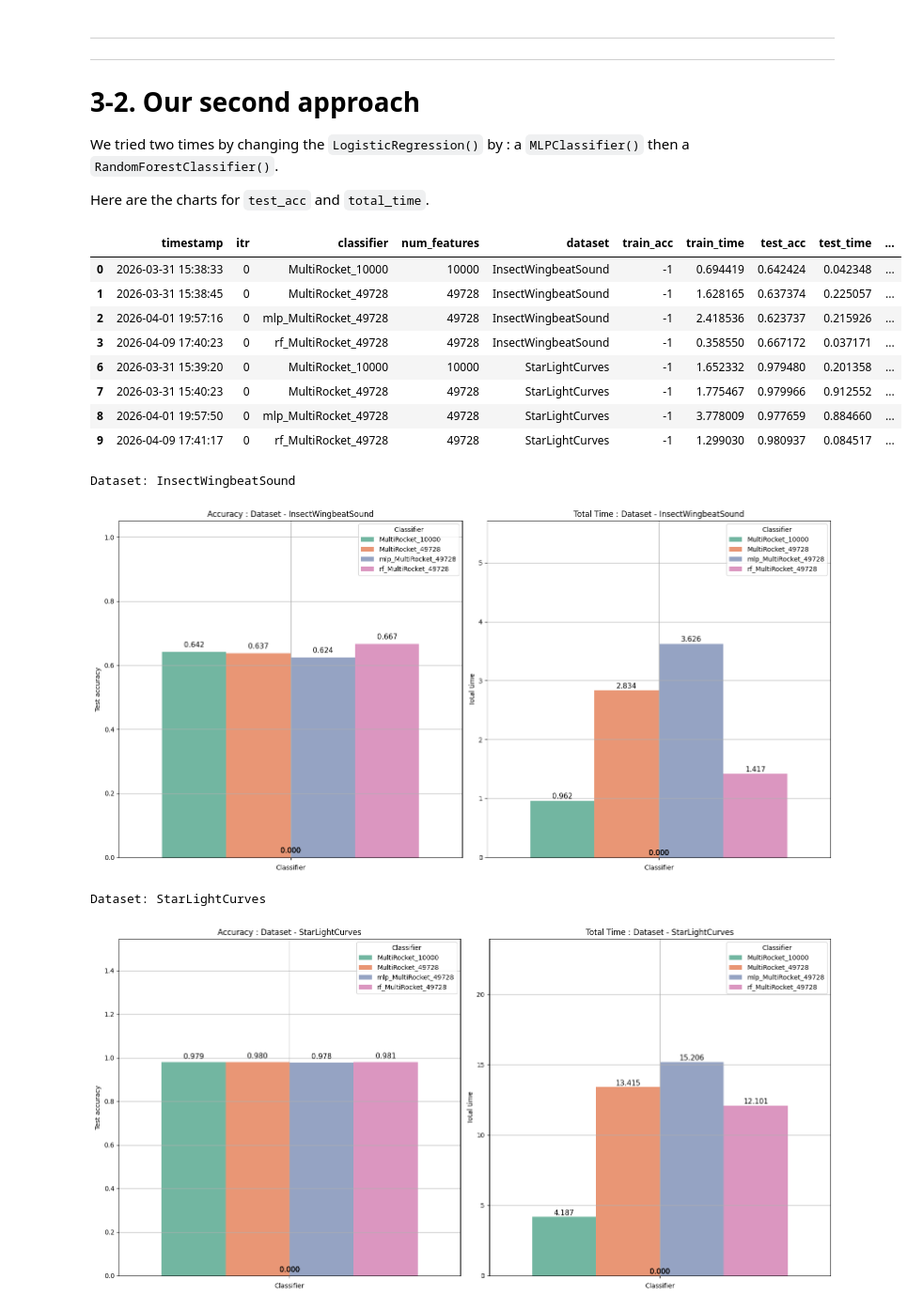
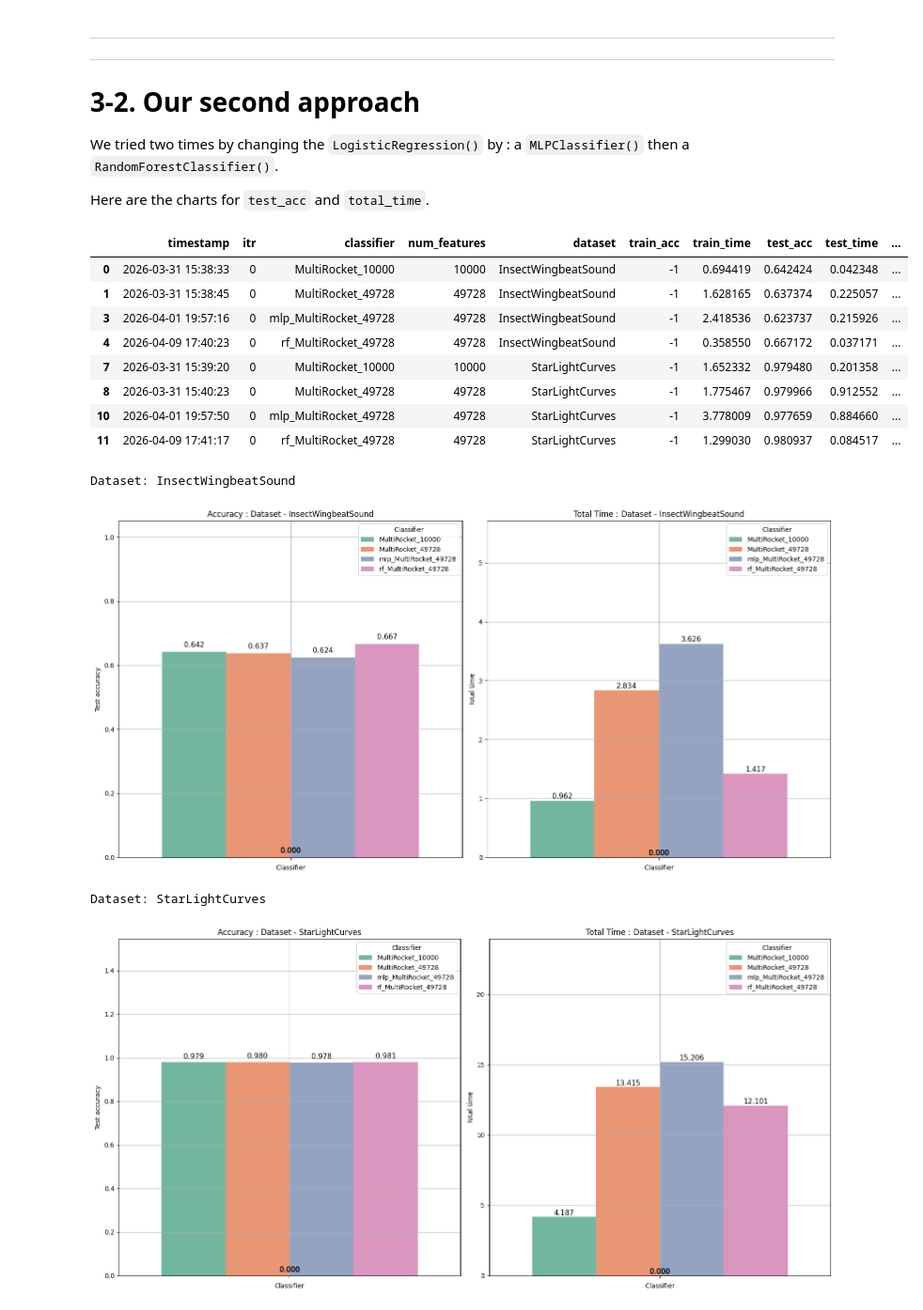
Before and after one commit to axemar/TimeSeries-Project, a Jupyter notebook: improvements/CheckingResults.ipynb, the cells around one changed output. Shown at 94% size. Saved outputs shown, nothing was run; the diff lists cells and outputs as text; code cells hidden in the pictures.

```diff
--- a/improvements/CheckingResults.ipynb
+++ b/improvements/CheckingResults.ipynb
@@ -76,7 +78,7 @@ Here are the charts for `test_acc` and `total_time`.
 # %%
 df_v1 = df.copy()
 
-df_v1 = df_v1[~df_v1['classifier'].str.contains('mlp|rf')]
+df_v1 = df_v1[~df_v1['classifier'].str.contains('mlp|rf|ker7')]
 
 # Display
 display(df_v1.head(20))
@@ -170,7 +172,7 @@ Here are the charts for `test_acc` and `total_time`.
 # %%
 df_v2 = df.copy()
 
-df_v2 = df_v2[~df_v2['classifier'].str.contains('skew|var')]
+df_v2 = df_v2[~df_v2['classifier'].str.contains('skew|var|ker7')]
 
 # Display
 display(df_v2.head(20))
@@ -214,39 +216,39 @@ for dataset in df_v2['dataset'].unique():
         data=df_v2[df_v2['dataset'] == dataset],
         y='total_time',
         width=0.75,
         hue='classifier',
         palette='Set2'
     )
 
     plt.title(f"Total Time : Dataset - {dataset}")
     plt.xlabel("Classifier")
     plt.ylabel("Total time")
     plt.grid(True)
 
     # Add space for legend + text
     ymin, ymax = ax2.get_ylim()
     ax2.set_ylim(ymin, ymax * 1.5)
 
     # Add values on bars (rounded to 3 decimals)
     for p in ax2.patches:
         x = p.get_x() + p.get_width() / 2
         y = p.get_height()
         ax2.text(x, y + 0.01, f"{y:.3f}", ha='center', va='bottom', fontsize=11)
 
     plt.legend(loc='upper right', title='Classifier')
 
     plt.tight_layout()
     plt.show()
 # %% [output]
 |  | timestamp | itr | classifier | num_features | dataset | train_acc | train_time | test_acc | test_time | ... |
 | 0 | 2026-03-31 15:38:33 | 0 | MultiRocket_10000 | 10000 | InsectWingbeatSound | -1 | 0.694419 | 0.642424 | 0.042348 | ... |
 | 1 | 2026-03-31 15:38:45 | 0 | MultiRocket_49728 | 49728 | InsectWingbeatSound | -1 | 1.628165 | 0.637374 | 0.225057 | ... |
-| 2 | 2026-04-01 19:57:16 | 0 | mlp_MultiRocket_49728 | 49728 | InsectWingbeatSound | -1 | 2.418536 | 0.623737 | 0.215926 | ... |
-| 3 | 2026-04-09 17:40:23 | 0 | rf_MultiRocket_49728 | 49728 | InsectWingbeatSound | -1 | 0.358550 | 0.667172 | 0.037171 | ... |
-| 6 | 2026-03-31 15:39:20 | 0 | MultiRocket_10000 | 10000 | StarLightCurves | -1 | 1.652332 | 0.979480 | 0.201358 | ... |
-| 7 | 2026-03-31 15:40:23 | 0 | MultiRocket_49728 | 49728 | StarLightCurves | -1 | 1.775467 | 0.979966 | 0.912552 | ... |
-| 8 | 2026-04-01 19:57:50 | 0 | mlp_MultiRocket_49728 | 49728 | StarLightCurves | -1 | 3.778009 | 0.977659 | 0.884660 | ... |
-| 9 | 2026-04-09 17:41:17 | 0 | rf_MultiRocket_49728 | 49728 | StarLightCurves | -1 | 1.299030 | 0.980937 | 0.084517 | ... |
+| 3 | 2026-04-01 19:57:16 | 0 | mlp_MultiRocket_49728 | 49728 | InsectWingbeatSound | -1 | 2.418536 | 0.623737 | 0.215926 | ... |
+| 4 | 2026-04-09 17:40:23 | 0 | rf_MultiRocket_49728 | 49728 | InsectWingbeatSound | -1 | 0.358550 | 0.667172 | 0.037171 | ... |
+| 7 | 2026-03-31 15:39:20 | 0 | MultiRocket_10000 | 10000 | StarLightCurves | -1 | 1.652332 | 0.979480 | 0.201358 | ... |
+| 8 | 2026-03-31 15:40:23 | 0 | MultiRocket_49728 | 49728 | StarLightCurves | -1 | 1.775467 | 0.979966 | 0.912552 | ... |
+| 10 | 2026-04-01 19:57:50 | 0 | mlp_MultiRocket_49728 | 49728 | StarLightCurves | -1 | 3.778009 | 0.977659 | 0.884660 | ... |
+| 11 | 2026-04-09 17:41:17 | 0 | rf_MultiRocket_49728 | 49728 | StarLightCurves | -1 | 1.299030 | 0.980937 | 0.084517 | ... |
 Dataset: InsectWingbeatSound
 [figure]
 Dataset: StarLightCurves
```
Also changed, not shown: parts of 4 cells of this notebook, 5 other files.
